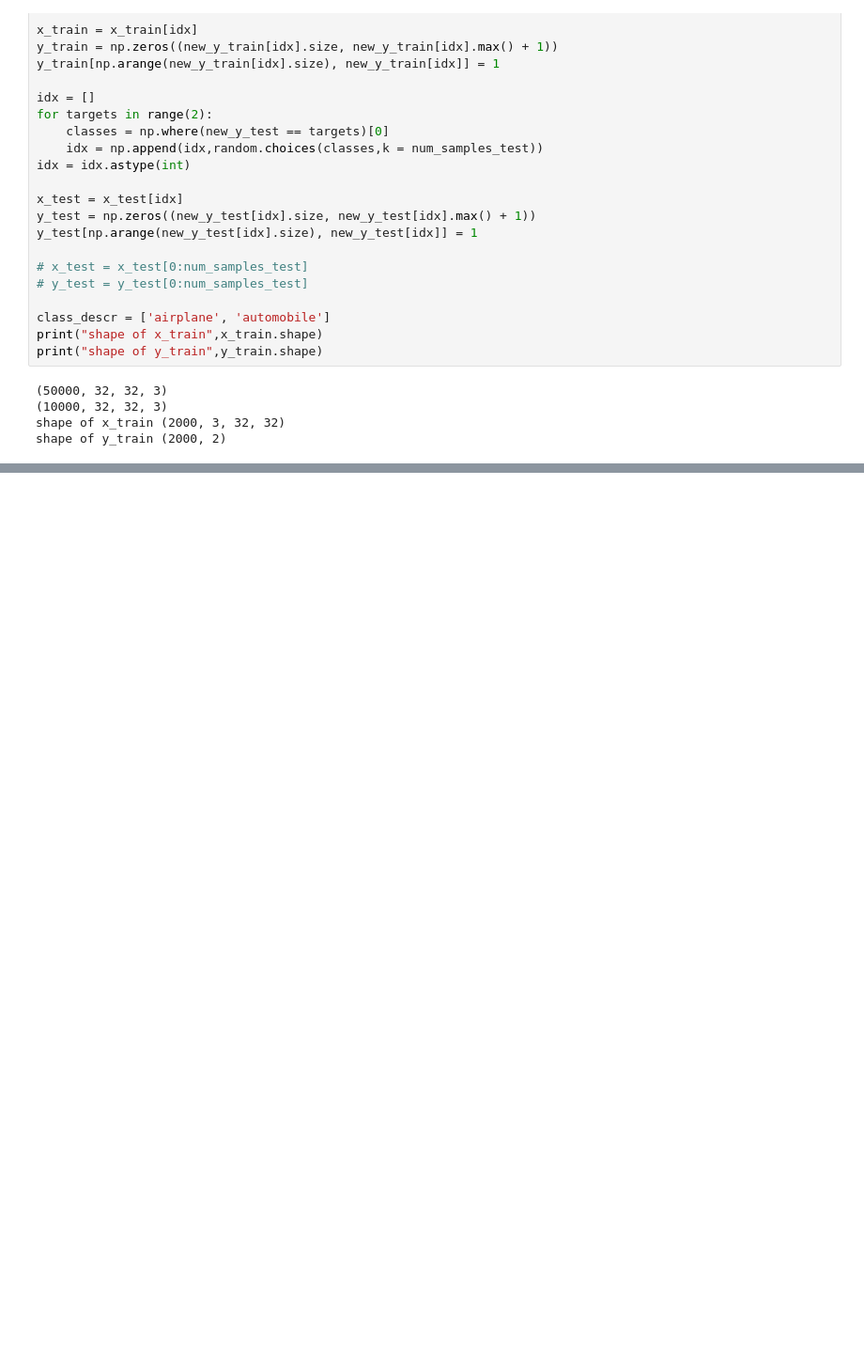
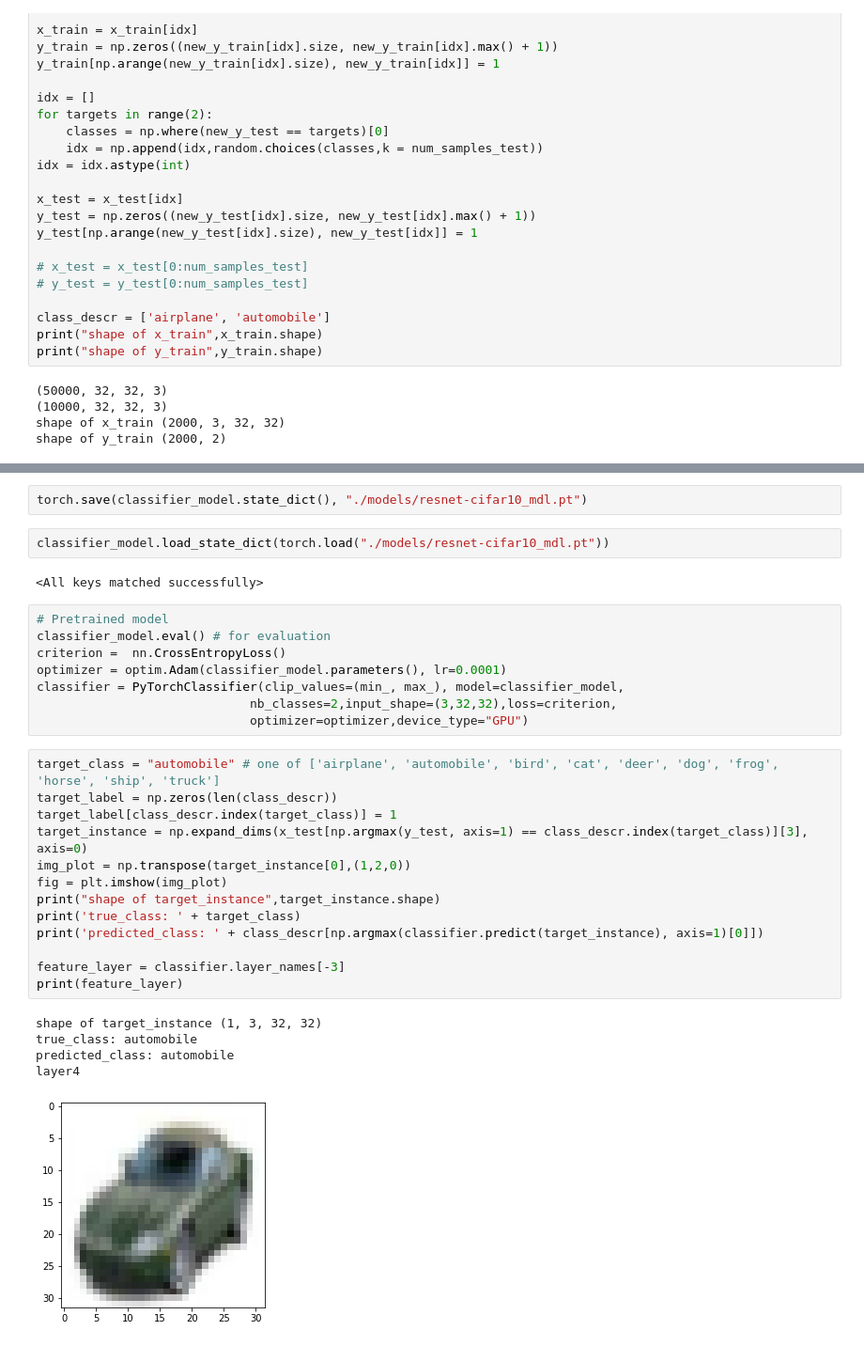
Before and after one commit to agrzheng/qiskit, a Jupyter notebook: Hybrid-qnn/qiskit-cifar10-feature-collision-resnet.ipynb, the cells around one changed output, grey strips where cells are left out. Shown at 94% size. Drawn from its saved outputs; the diff is of its cells as text; blank space fills up the shorter version.

Commit message:
new trojan bit model

```diff
--- a/Hybrid-qnn/qiskit-cifar10-feature-collision-resnet.ipynb
+++ b/Hybrid-qnn/qiskit-cifar10-feature-collision-resnet.ipynb
@@ -193,0 +230,33 @@ print(Accuracy)
+# %%
+torch.save(classifier_model.state_dict(), "./models/resnet-cifar10_mdl.pt")
+# %%
+classifier_model.load_state_dict(torch.load("./models/resnet-cifar10_mdl.pt"))
+# %% [output]
+<All keys matched successfully>
+# %%
+# Pretrained model
+classifier_model.eval() # for evaluation
+criterion =  nn.CrossEntropyLoss()
+optimizer = optim.Adam(classifier_model.parameters(), lr=0.0001)
+classifier = PyTorchClassifier(clip_values=(min_, max_), model=classifier_model,
+                             nb_classes=2,input_shape=(3,32,32),loss=criterion,
+                             optimizer=optimizer,device_type="GPU")
+# %%
+target_class = "automobile" # one of ['airplane', 'automobile', 'bird', 'cat', 'deer', 'dog', 'frog', 'horse', 'ship', 'truck']
+target_label = np.zeros(len(class_descr))
+target_label[class_descr.index(target_class)] = 1
+target_instance = np.expand_dims(x_test[np.argmax(y_test, axis=1) == class_descr.index(target_class)][3], axis=0)
+img_plot = np.transpose(target_instance[0],(1,2,0))
+fig = plt.imshow(img_plot)
+print("shape of target_instance",target_instance.shape)
+print('true_class: ' + target_class)
+print('predicted_class: ' + class_descr[np.argmax(classifier.predict(target_instance), axis=1)[0]])
+
+feature_layer = classifier.layer_names[-3]
+print(feature_layer)
+# %% [output]
+shape of target_instance (1, 3, 32, 32)
+true_class: automobile
+predicted_class: automobile
+layer4
+[figure, added]
```
Also changed, not shown: parts of 25 cells of this notebook, 13 other files.
